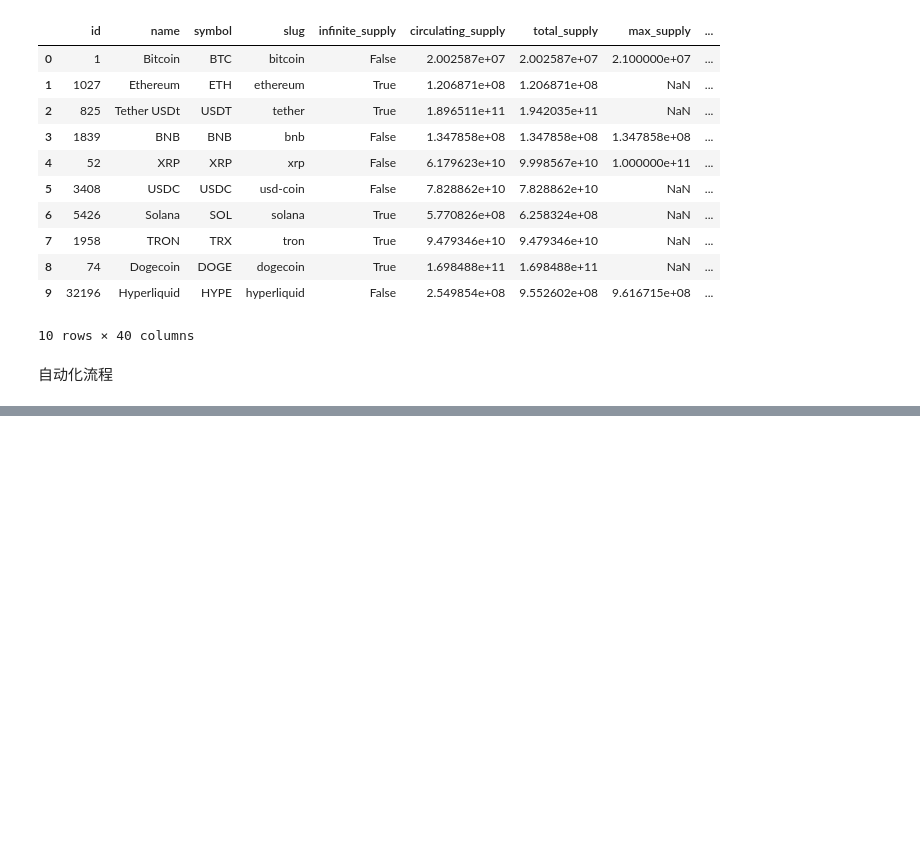
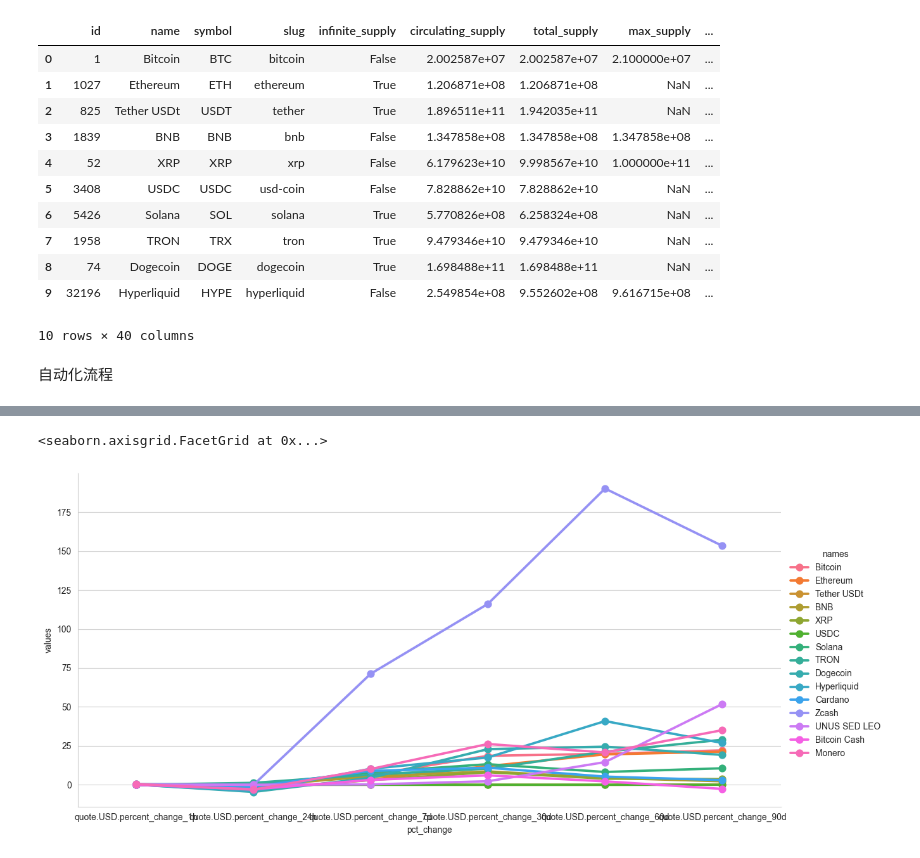
Before and after one commit to zinugamer/dataprojects, a Jupyter notebook: API_Project/API_Test.ipynb, the cells around one changed output, grey strips where cells are left out. Cells and saved outputs as stored; diff of their text form; code cells hidden in the pictures; blank space fills up the shorter version.

Commit message:
him data prep
simulated data created

```diff
--- a/API_Project/API_Test.ipynb
+++ b/API_Project/API_Test.ipynb
@@ -173,0 +179,7 @@ df
+# %%
+pd.set_option('display.max_columns', None) # 不折叠，显示所有列
+#pd.set_option('display.float_format', '{:.5f}'.format) # 设置浮点数显示格式为5位小数
+pd.set_option('display.float_format', lambda x: '%.5f' % x) # 设置浮点数显示格式为5位小数，使用 lambda 函数来格式化每个浮点数的显示方式
+
+df = pd.read_csv('crypto_data.csv')
+df.head()
@@ -173,0 +394,3 @@ df
+# %%
+df10 = df.groupby('name', sort=False)[['quote.USD.percent_change_1h', 'quote.USD.percent_change_24h', 'quote.USD.percent_change_7d', 'quote.USD.percent_change_30d', 'quote.USD.percent_change_60d', 'quote.USD.percent_change_90d']].mean() # 按照name列分组，计算多个列的平均值，并重置索引
+df10
@@ -173,0 +415,3 @@ df
+# %%
+df11 = df10.stack().reset_index(name='values').rename(columns={'name': 'names', 'level_1': 'pct_change'}) # 将DataFrame进行堆叠（stack），重置索引，并重命名列
+df11
@@ -173,0 +436,13 @@ df
+# %%
+import seaborn as sns
+import matplotlib.pyplot as plt
+
+# 设置 Seaborn 的样式和调色板，以提升图表的美观度和可读性
+sns.set_style('whitegrid') # 设置 Seaborn 的样式为白色网格
+sns.set_palette('Set2') # 设置 Seaborn 的调色板为 Set2，提供一组柔和的颜色
+
+# 创建一个分类图（catplot），以展示不同加密货币在不同时间段的百分比变化情况
+sns.catplot(x='pct_change', y='values', hue='names', data=df11, kind='point', height=6, aspect=2)
+# %% [output]
+<seaborn.axisgrid.FacetGrid at 0x...>
+[figure, added]
```
Also changed, not shown: parts of 32 cells of this notebook, 24 other files.
